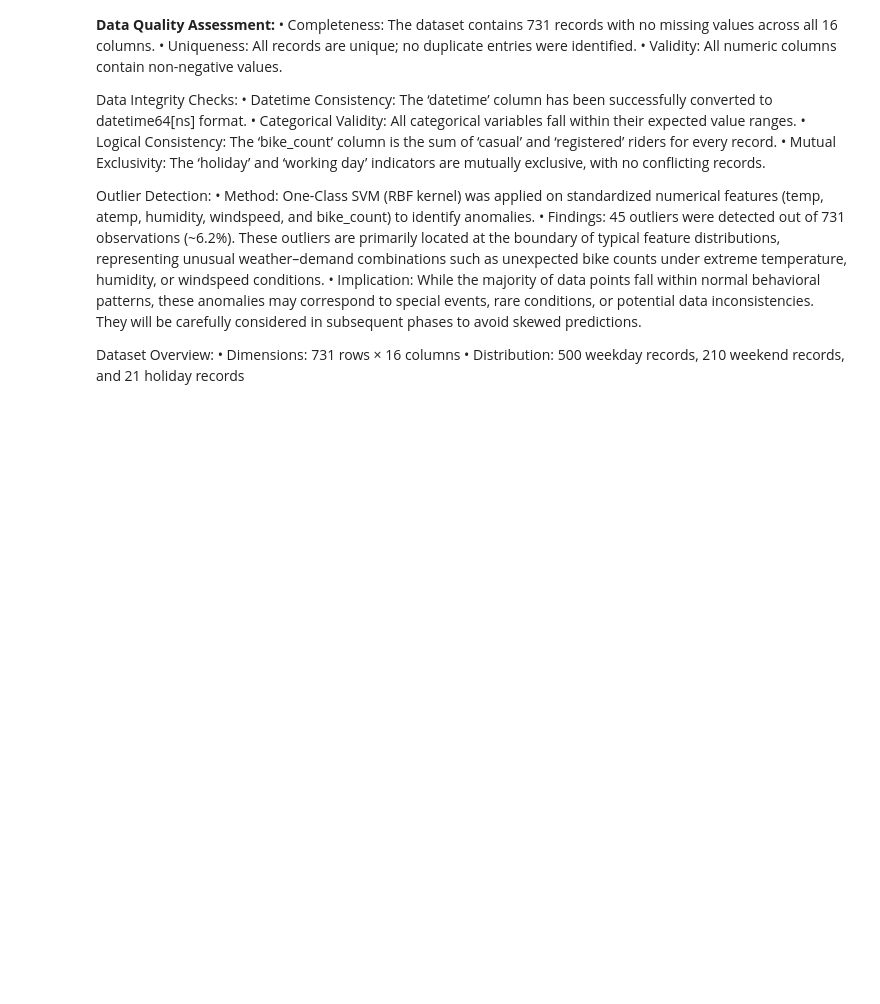
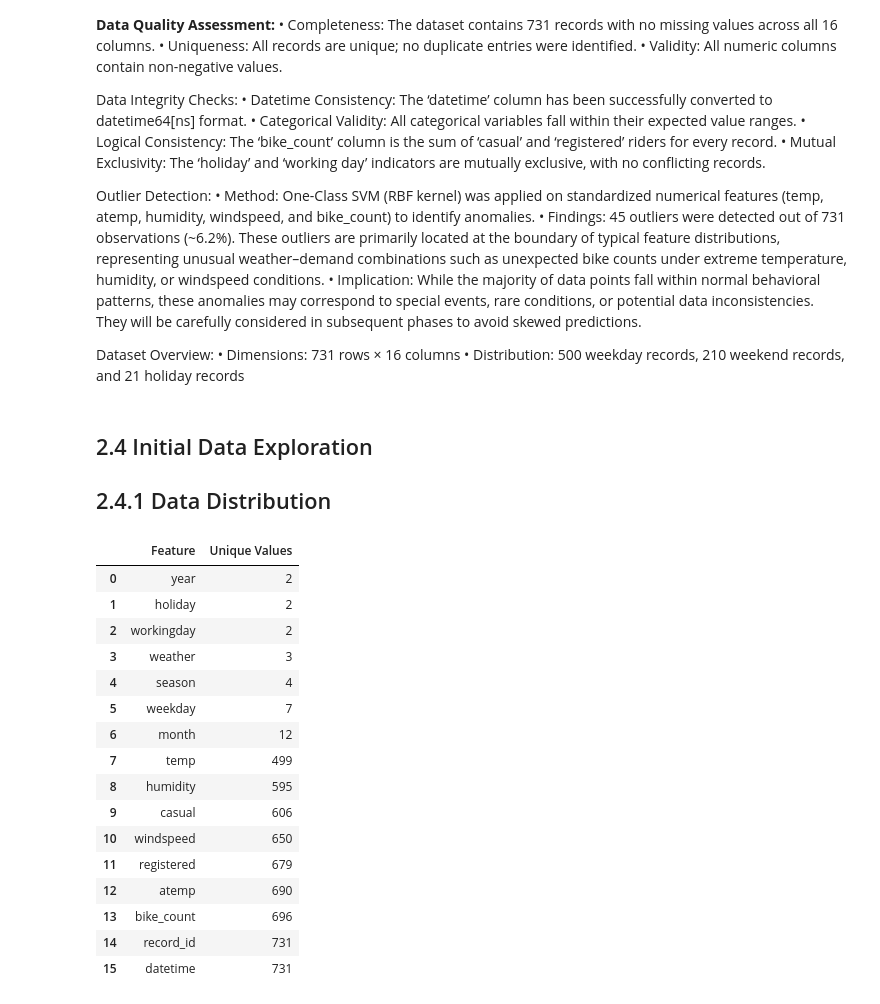
Before and after one commit to Arifuzzaman-Munaf/Predictive-Analysis-using-ML-algorithms, a Jupyter notebook: assessment_03.ipynb, the cells around one changed output. Cells and saved outputs as stored; diff of their text form; code cells hidden in the pictures; blank space fills up the shorter version.

Commit message:
Feat : Distribution of features

```diff
--- a/assessment_03.ipynb
+++ b/assessment_03.ipynb
@@ -701,3 +701,30 @@ Outlier Detection:
 Dataset Overview:
 	•	Dimensions: 731 rows × 16 columns
 	•	Distribution: 500 weekday records, 210 weekend records, and 21 holiday records
+# %% [markdown]
+## 2.4 Initial Data Exploration  <a class="anchor"></a>
+## 2.4.1 Data Distribution
+# %%
+# show the number of unique values for each feature, including the feature (column) names
+pd.DataFrame({
+    "Feature": df.drop(columns=["ocsvm_outlier"]).nunique().sort_values().index,
+    "Unique Values": df.drop(columns=["ocsvm_outlier"]).nunique().sort_values().values
+})
+# %% [output]
+|  | Feature | Unique Values |
+| 0 | year | 2 |
+| 1 | holiday | 2 |
+| 2 | workingday | 2 |
+| 3 | weather | 3 |
+| 4 | season | 4 |
+| 5 | weekday | 7 |
+| 6 | month | 12 |
+| 7 | temp | 499 |
+| 8 | humidity | 595 |
+| 9 | casual | 606 |
+| 10 | windspeed | 650 |
+| 11 | registered | 679 |
+| 12 | atemp | 690 |
+| 13 | bike_count | 696 |
+| 14 | record_id | 731 |
+| 15 | datetime | 731 |
```
Also changed, not shown: parts of 15 cells of this notebook.
